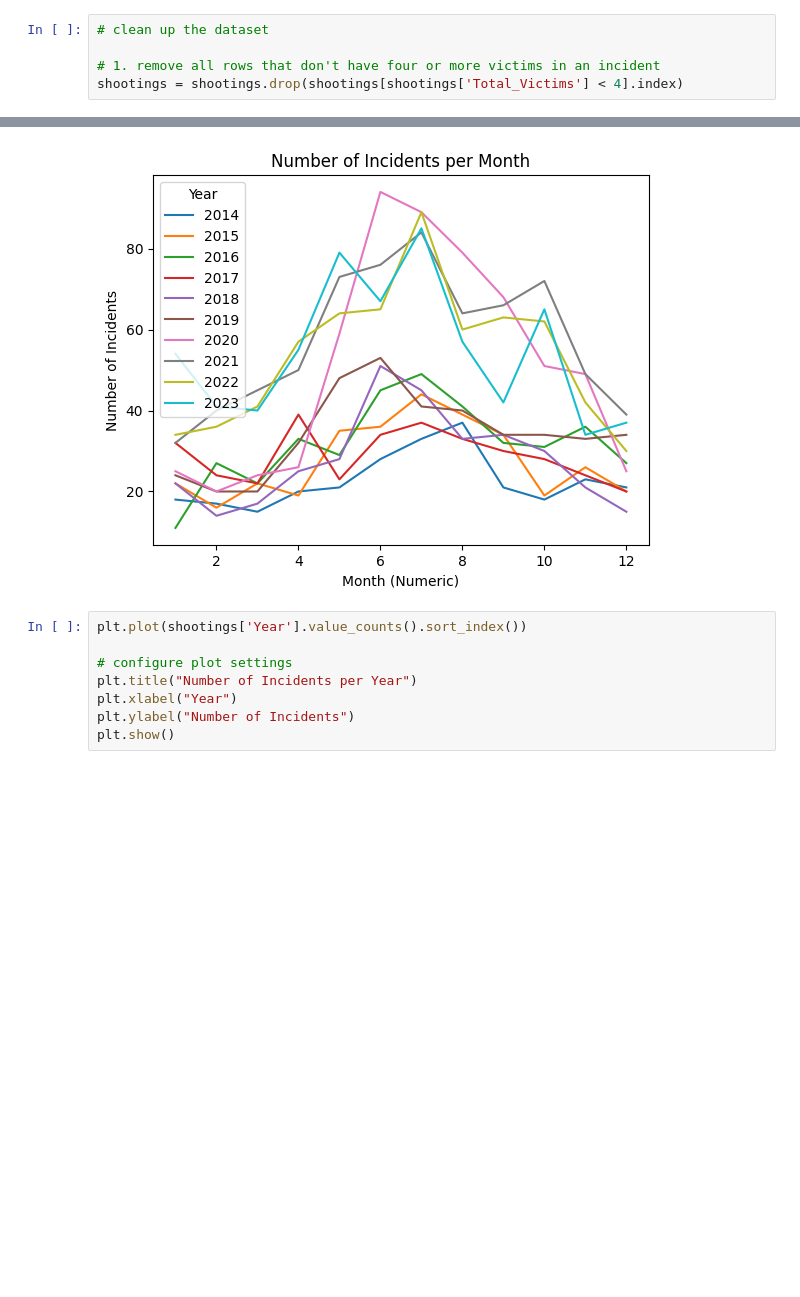
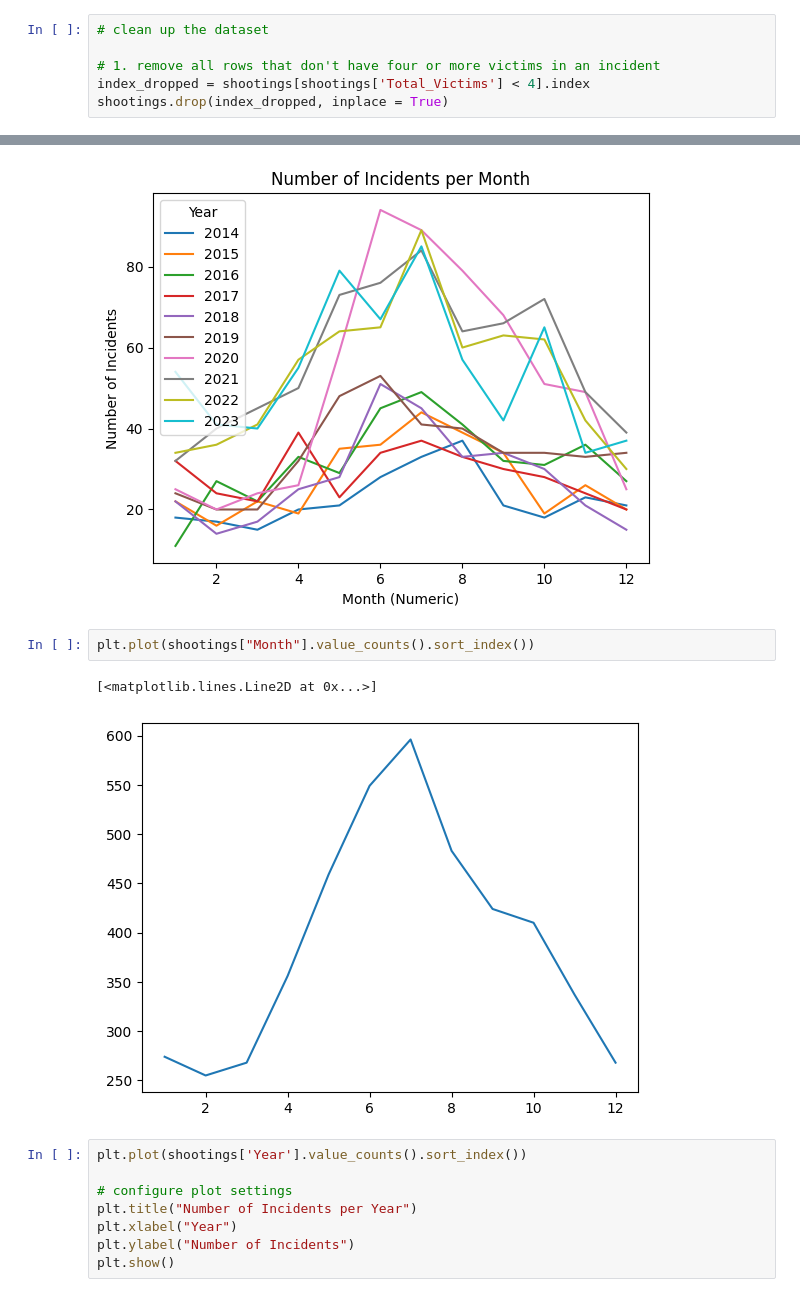
Before and after one commit to huang-emily/gun-violence-trends, a Jupyter notebook: gun_violence_trends.ipynb, the cells around one changed output, grey strips where cells are left out. Cells and saved outputs as stored; diff of their text form; blank space fills up the shorter version.

```diff
--- a/gun_violence_trends.ipynb
+++ b/gun_violence_trends.ipynb
@@ -160,4 +182,5 @@ shootings['US_Region'] = shootings['State_Name'].map(get_us_region)
 # clean up the dataset
 
 # 1. remove all rows that don't have four or more victims in an incident
-shootings = shootings.drop(shootings[shootings['Total_Victims'] < 4].index)
+index_dropped = shootings[shootings['Total_Victims'] < 4].index
+shootings.drop(index_dropped, inplace = True)
@@ -212,6 +247,11 @@ ax.legend(title="Year")
 # %% [output]
 <matplotlib.legend.Legend at 0x...>
 [figure]
+# %%
+plt.plot(shootings["Month"].value_counts().sort_index())
+# %% [output]
+[<matplotlib.lines.Line2D at 0x...>]
+[figure, added]
 # %%
 plt.plot(shootings['Year'].value_counts().sort_index())
 
```
Also changed, not shown: parts of 6 cells of this notebook, 11 other files.
